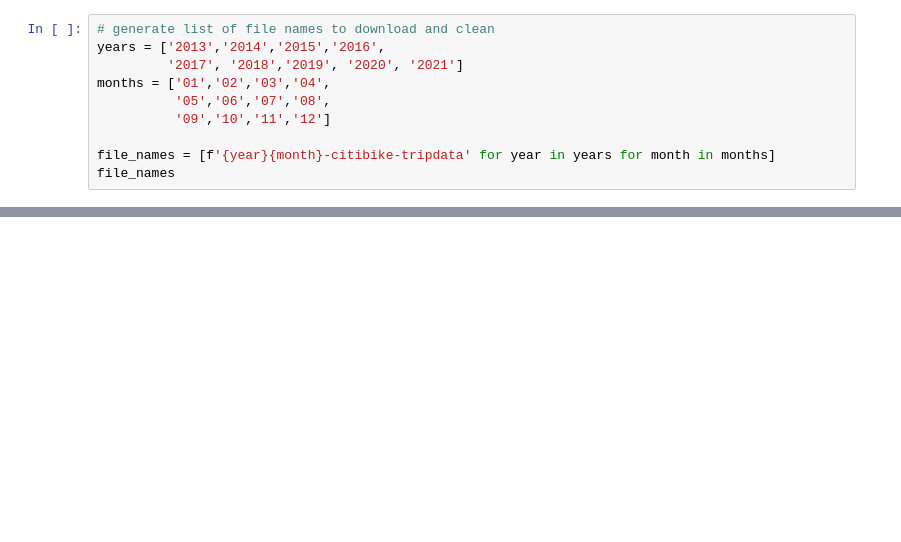
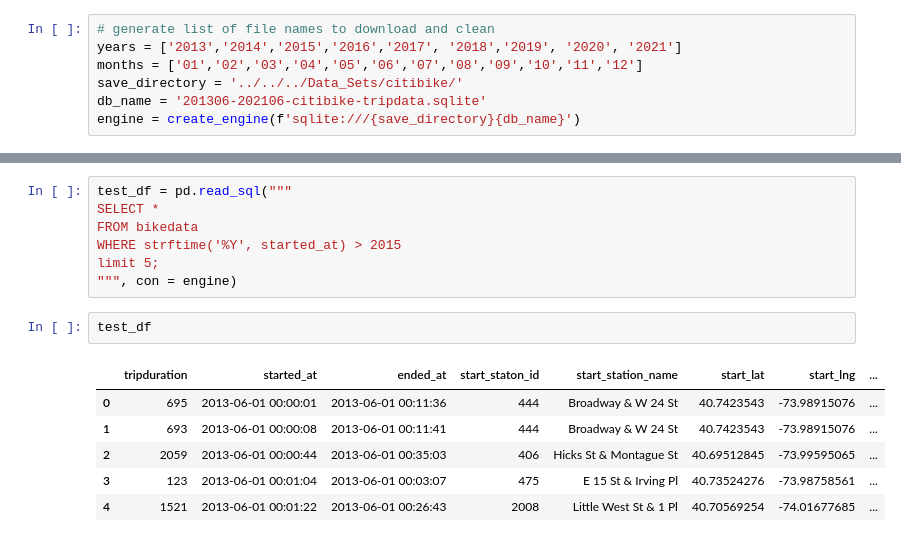
Before and after one commit to bakerv/citibike-data-extraction_2013-2021, a Jupyter notebook: main.ipynb, the cells around one changed output, grey strips where cells are left out. Drawn from its saved outputs; the diff is of its cells as text; blank space fills up the shorter version.

```diff
--- a/main.ipynb
+++ b/main.ipynb
@@ -130,10 +119,7 @@ def extract_clean(save_directory, file_list):
 # %%
 # generate list of file names to download and clean
-years = ['2013','2014','2015','2016',
-         '2017', '2018','2019', '2020', '2021']
-months = ['01','02','03','04',
-          '05','06','07','08',
-          '09','10','11','12']
-
-file_names = [f'{year}{month}-citibike-tripdata' for year in years for month in months]
-file_names
+years = ['2013','2014','2015','2016','2017', '2018','2019', '2020', '2021']
+months = ['01','02','03','04','05','06','07','08','09','10','11','12']
+save_directory = '../../../Data_Sets/citibike/'
+db_name = '201306-202106-citibike-tripdata.sqlite'
+engine = create_engine(f'sqlite:///{save_directory}{db_name}')
@@ -279,0 +218,16 @@ None
+# %%
+test_df = pd.read_sql("""
+SELECT *
+FROM bikedata
+WHERE strftime('%Y', started_at) > 2015
+limit 5;
+""", con = engine)
+# %%
+test_df
+# %% [output]
+|  | tripduration | started_at | ended_at | start_staton_id | start_station_name | start_lat | start_lng | ... |
+| 0 | 695 | 2013-06-01 00:00:01 | 2013-06-01 00:11:36 | 444 | Broadway & W 24 St | 40.7423543 | -73.98915076 | ... |
+| 1 | 693 | 2013-06-01 00:00:08 | 2013-06-01 00:11:41 | 444 | Broadway & W 24 St | 40.7423543 | -73.98915076 | ... |
+| 2 | 2059 | 2013-06-01 00:00:44 | 2013-06-01 00:35:03 | 406 | Hicks St & Montague St | 40.69512845 | -73.99595065 | ... |
+| 3 | 123 | 2013-06-01 00:01:04 | 2013-06-01 00:03:07 | 475 | E 15 St & Irving Pl | 40.73524276 | -73.98758561 | ... |
+| 4 | 1521 | 2013-06-01 00:01:22 | 2013-06-01 00:26:43 | 2008 | Little West St & 1 Pl | 40.70569254 | -74.01677685 | ... |
```
Also changed, not shown: parts of 18 cells of this notebook, 1 other file.
